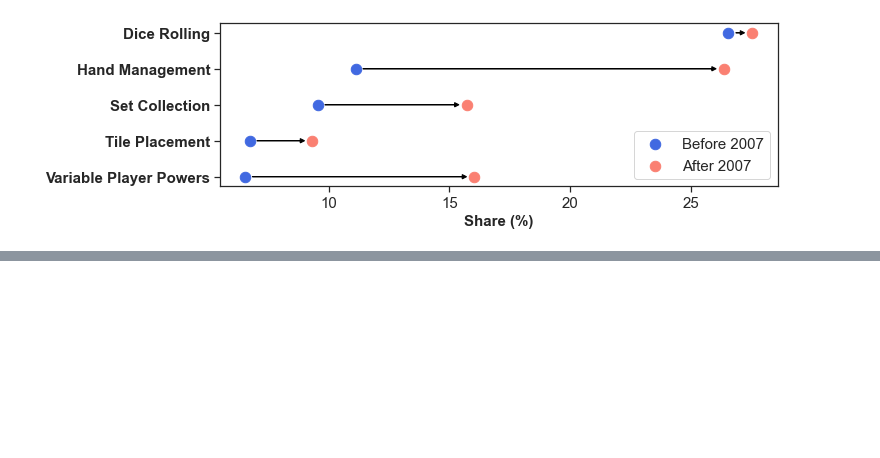
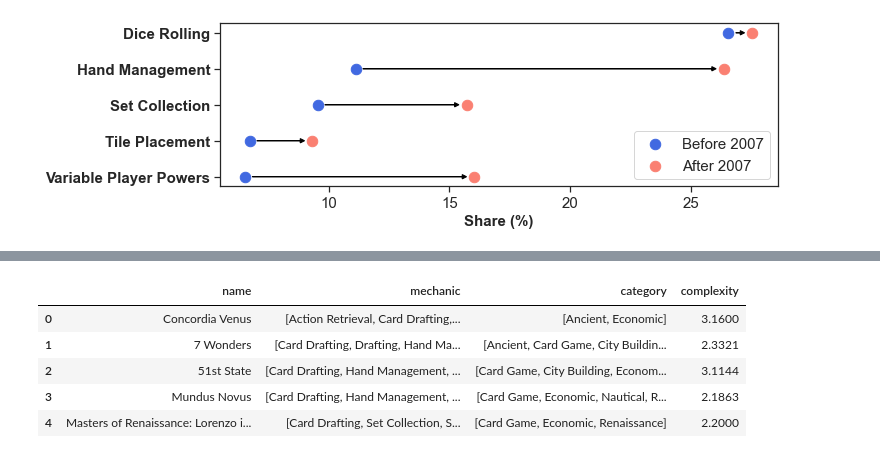
Before and after one commit to y5kim/board-game-analysis, a Jupyter notebook: Main.ipynb, the cells around one changed output, grey strips where cells are left out. Saved outputs shown, nothing was run; the diff lists cells and outputs as text; code cells hidden in the pictures; blank space fills up the shorter version.

Commit message:
recommendation cleanup

```diff
--- a/Main.ipynb
+++ b/Main.ipynb
@@ -100,0 +126,20 @@ plot_changed_frequencies(mec_inters, mec_cnts1, mec_cnts2, population_size1, pop
+# %%
+similarity_cols = ['description'
+                   , 'category_encoded'
+                   , 'mechanic_encoded'
+                   , 'publisher_encoded'
+                   , 'designer_encoded'
+                   , 'complexity'
+                  ]
+
+similarity_types = ['text'
+                    , 'one_hot'
+                    , 'one_hot'
+                    , 'one_hot'
+                    , 'one_hot'
+                    , 'scalar'
+                   ]
+
+similarity_weights = [0.1, 0.25, 0.25, 0.1, 0.1, 0.2]
+
+similarity_matrices = get_similarity_matrices(recommendation_df, similarity_cols, similarity_types)
@@ -100,0 +158,18 @@ plot_changed_frequencies(mec_inters, mec_cnts1, mec_cnts2, population_size1, pop
+# %%
+# Recommend games to specific user
+
+user = 'HoangBaboo'
+game_ratings = user_game_ratings(reviews, user)
+games, ratings = zip(*game_ratings)
+game_weights = ratings
+exclude = []
+
+suggested_games = recommend_games(recommendation_df, games, similarity_matrices,game_weights=game_weights, similarity_weights=similarity_weights, num_games=5, exclude=exclude)
+# %%
+# Display played games
+pd.set_option('display.max_colwidth', None)
+played_games, played_ratings = zip(*sorted(game_ratings, key = lambda i: i[1], reverse=True))
+
+pd.DataFrame({'name':played_games}).merge(
+    recommendation_df, on='name'
+)[['name', 'mechanic', 'category', 'complexity']]
@@ -100,0 +182,12 @@ plot_changed_frequencies(mec_inters, mec_cnts1, mec_cnts2, population_size1, pop
+# %%
+# Display suggested games
+pd.DataFrame({'name':suggested_games}).merge(
+    recommendation_df, on='name'
+)[['name', 'mechanic', 'category', 'complexity']]
+# %% [output]
+|  | name | mechanic | category | complexity |
+| 0 | Concordia Venus | [Action Retrieval, Card Drafting,... | [Ancient, Economic] | 3.1600 |
+| 1 | 7 Wonders | [Card Drafting, Drafting, Hand Ma... | [Ancient, Card Game, City Buildin... | 2.3321 |
+| 2 | 51st State | [Card Drafting, Hand Management, ... | [Card Game, City Building, Econom... | 3.1144 |
+| 3 | Mundus Novus | [Card Drafting, Hand Management, ... | [Card Game, Economic, Nautical, R... | 2.1863 |
+| 4 | Masters of Renaissance: Lorenzo i... | [Card Drafting, Set Collection, S... | [Card Game, Economic, Renaissance] | 2.2000 |
```
Also changed, not shown: parts of 12 cells of this notebook, 6 other files.
